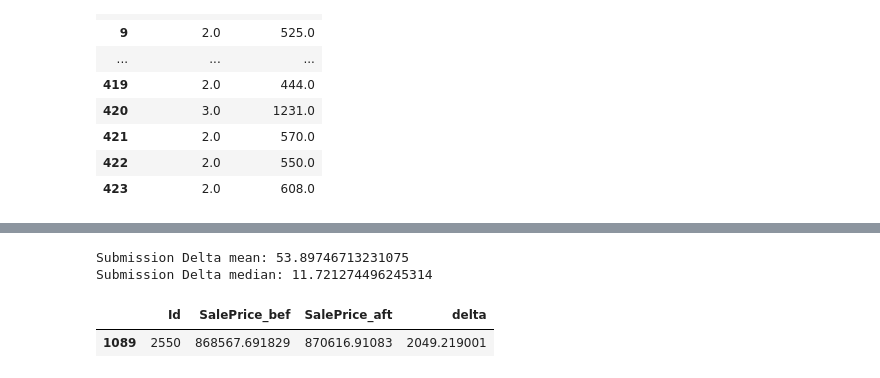
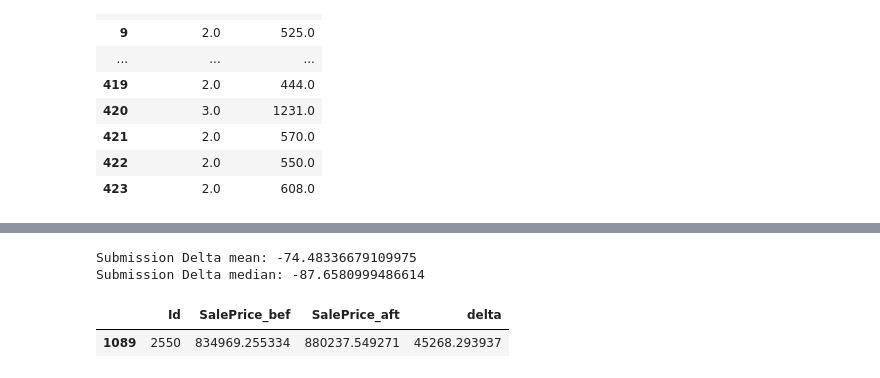
Before and after one commit to javrudsky/machine_learning, a Jupyter notebook: kaggle/housing/housing_v2.ipynb, the cells around one changed output, grey strips where cells are left out. Saved outputs shown, nothing was run; the diff lists cells and outputs as text; code cells hidden in the pictures.

```diff
--- a/kaggle/housing/housing_v2.ipynb
+++ b/kaggle/housing/housing_v2.ipynb
@@ -3975,17 +4097,17 @@ pri <class 'pandas.Series'>
 # %%
 # Comparing with previous submission.
-dfs = pd.read_csv("./submissions/submission_260406.csv")
-dfs = pd.read_csv("./submissions/submission_260406_1542.csv").join(dfs, lsuffix="_bef", rsuffix="_aft").drop(columns=["Id_aft"], errors="ignore").rename(columns={"Id_bef": "Id"})
+dfs = pd.read_csv("./submissions/submission_260408_1144.csv")
+dfs = pd.read_csv("./submissions/submission_260408_1705.csv").join(dfs, lsuffix="_bef", rsuffix="_aft").drop(columns=["Id_aft"], errors="ignore").rename(columns={"Id_bef": "Id"})
 dfs["delta"] = dfs["SalePrice_aft"] - dfs["SalePrice_bef"]
 
 print("Submission Delta mean:", dfs["delta"].mean())
 print("Submission Delta median:", dfs["delta"].median())
 
 
 #dfs.head()
 dfs[dfs["Id"] == 2550]
 # %% [output]
-Submission Delta mean: 53.89746713231075
-Submission Delta median: 11.721274496245314
+Submission Delta mean: -74.48336679109975
+Submission Delta median: -87.6580999486614
 |  | Id | SalePrice_bef | SalePrice_aft | delta |
-| 1089 | 2550 | 868567.691829 | 870616.91083 | 2049.219001 |
+| 1089 | 2550 | 834969.255334 | 880237.549271 | 45268.293937 |
```
Also changed, not shown: parts of 9 cells of this notebook.
